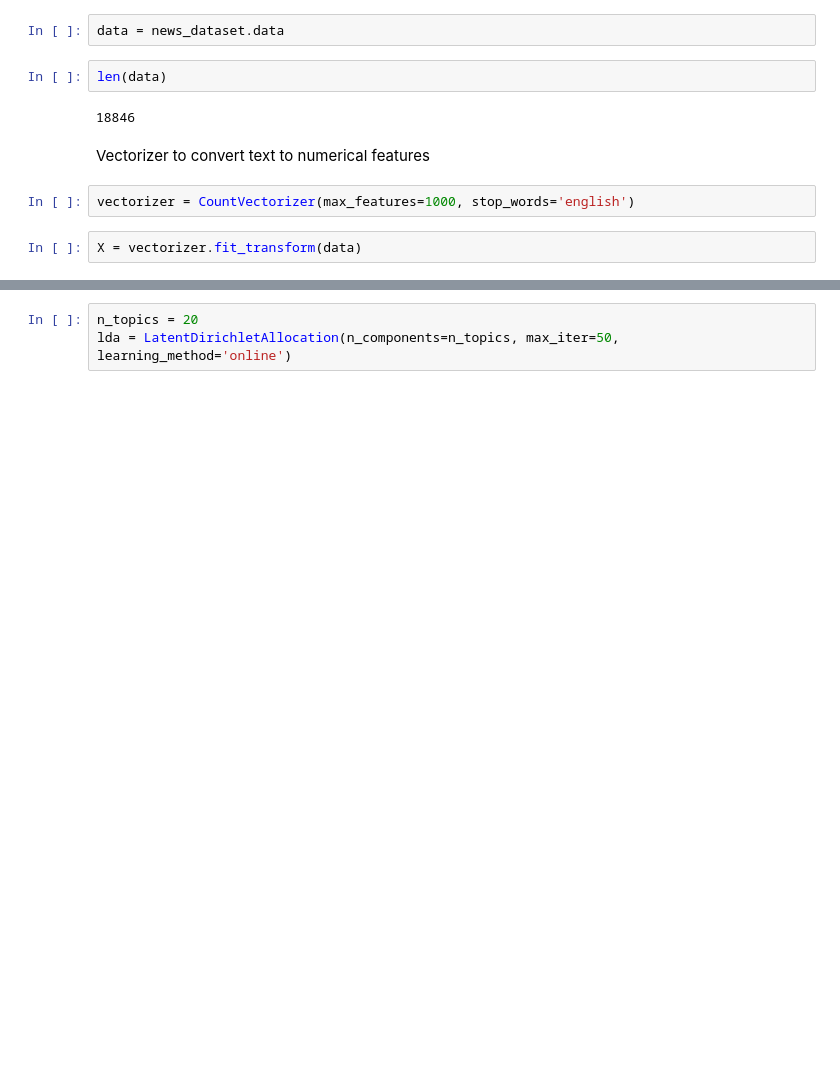
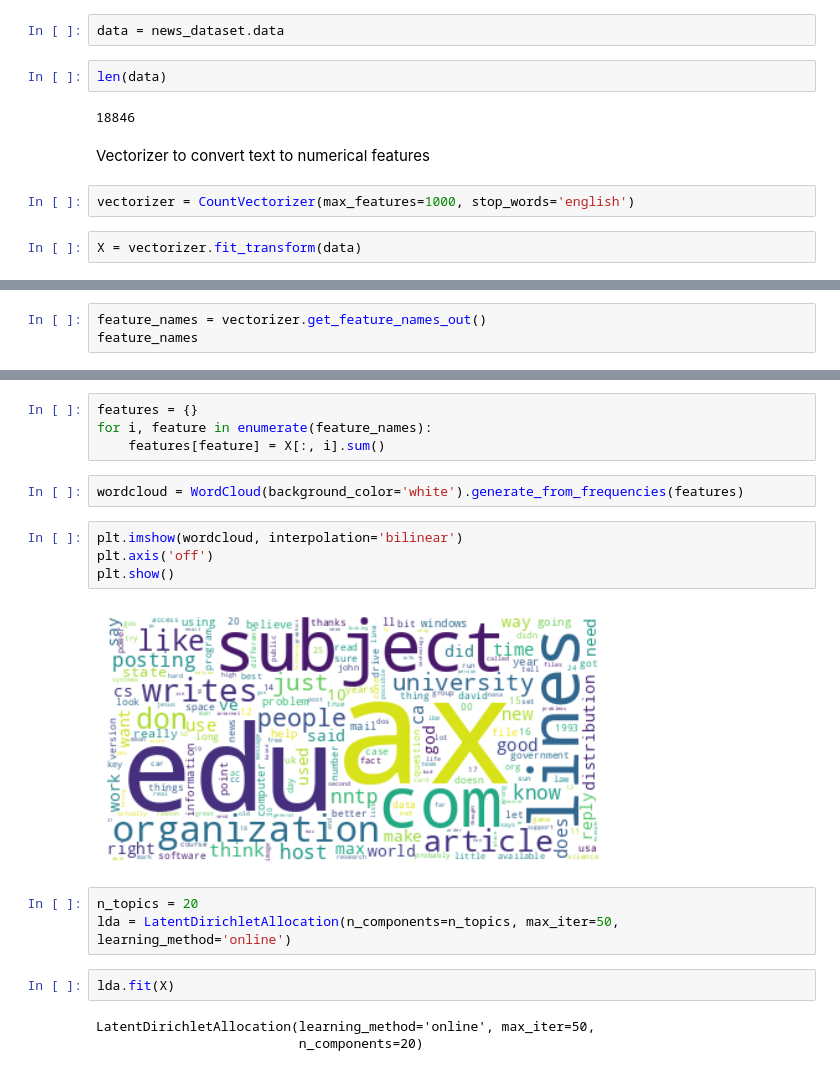
Before and after one commit to VomV/NLP, a Jupyter notebook: TopicModeling/topic_mod_lda.ipynb, the cells around one changed output, grey strips where cells are left out. Cells and saved outputs as stored; diff of their text form; blank space fills up the shorter version.

```diff
--- a/TopicModeling/topic_mod_lda.ipynb
+++ b/TopicModeling/topic_mod_lda.ipynb
@@ -34,0 +40,3 @@ X = vectorizer.fit_transform(data)
+# %%
+feature_names = vectorizer.get_feature_names_out()
+feature_names
@@ -35,3 +61,20 @@ X = vectorizer.fit_transform(data)
+# %%
+features = {}
+for i, feature in enumerate(feature_names):
+    features[feature] = X[:, i].sum()
+# %%
+wordcloud = WordCloud(background_color='white').generate_from_frequencies(features)
+# %%
+plt.imshow(wordcloud, interpolation='bilinear')
+plt.axis('off')
+plt.show()
+# %% [output]
+[figure, added]
 # %%
 n_topics = 20
 lda = LatentDirichletAllocation(n_components=n_topics, max_iter=50, learning_method='online')
+# %%
+lda.fit(X)
+# %% [output]
+LatentDirichletAllocation(learning_method='online', max_iter=50,
+                          n_components=20)
```
Also changed, not shown: parts of 5 cells of this notebook.
